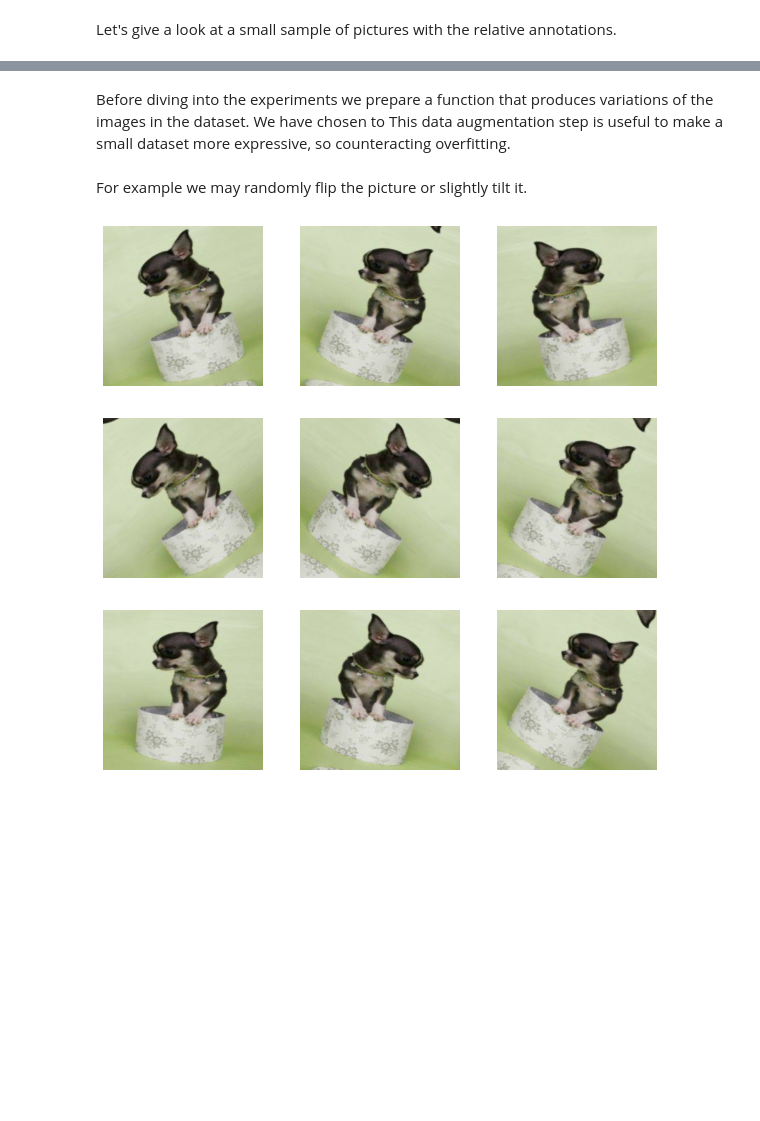
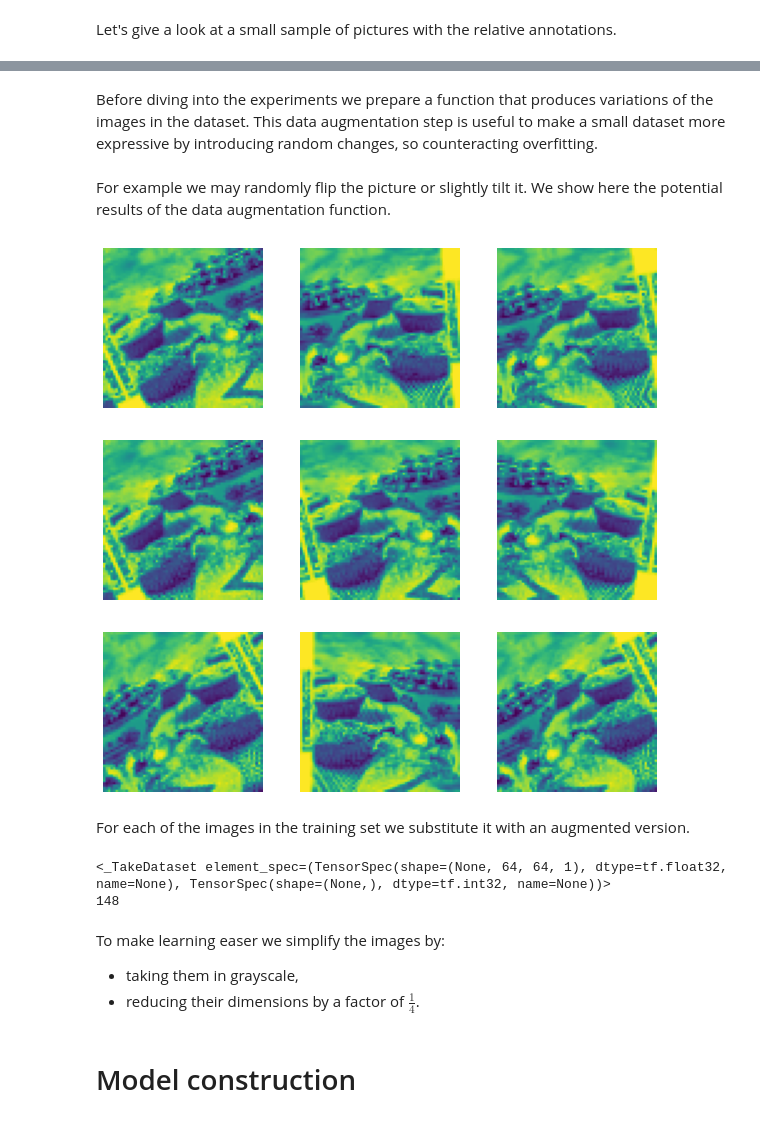
Before and after one commit to LuciaMellini/NNmuffinsChihuahuas, a Jupyter notebook: project.ipynb, the cells around one changed output, grey strips where cells are left out. Drawn from its saved outputs; the diff is of its cells as text; code cells hidden in the pictures; blank space fills up the shorter version.

Commit message:
introduce augmentation to training set

```diff
--- a/project.ipynb
+++ b/project.ipynb
@@ -112,27 +116,38 @@ for images, labels in train_ds.take(1):
 # %% [markdown]
-Before diving into the experiments we prepare a function that produces variations of the images in the dataset. We have chosen to
-This data augmentation step is useful to make a small dataset more expressive, so counteracting overfitting.
+Before diving into the experiments we prepare a function that produces variations of the images in the dataset. This data augmentation step is useful to make a small dataset more expressive by introducing random changes, so counteracting overfitting.
 # %%
 from keras import layers
 
-def data_augmentation(images, data_augmentation_layers):
+def data_augmentation(images, data_augmentation_layers, training):
     for layer in data_augmentation_layers:
         images = layer(images, training = True)
     return images
 # %% [markdown]
-For example we may randomly flip the picture or slightly tilt it.
+For example we may randomly flip the picture or slightly tilt it. We show here the potential results of the data augmentation function.
 # %%
 data_augmentation_layers = [
     layers.RandomFlip("horizontal"),
     layers.RandomRotation(0.1),
 ]
 
 plt.figure(figsize=(10, 10))
 for images, _ in train_ds.take(1):
     for i in range(9):
-        augmented_images = data_augmentation(images, data_augmentation_layers)
+        augmented_images = data_augmentation(images, data_augmentation_layers, training=True)
         ax = plt.subplot(3, 3, i + 1)
         plt.imshow(np.array(augmented_images[0]).astype("uint8"))
         plt.axis("off")
 # %% [output]
-[figure, old version]
+[figure, new version]
+# %% [markdown]
+For each of the images in the training set we substitute it with an augmented version.
+# %%
+train_ds = train_ds.map(
+    lambda x, y: (data_augmentation(x, data_augmentation_layers, training=True), y))
+# %% [output]
+<_TakeDataset element_spec=(TensorSpec(shape=(None, 64, 64, 1), dtype=tf.float32, name=None), TensorSpec(shape=(None,), dtype=tf.int32, name=None))>
+148
+# %% [markdown]
+To make learning easer we simplify the images by:
+* taking them in grayscale,
+* reducing their dimensions by a factor of $\frac{1}{4}$.
@@ -138,0 +167,2 @@ for images, _ in train_ds.take(1):
+# %% [markdown]
+# Model construction
```
Also changed, not shown: parts of 6 cells of this notebook, 1 other file.
